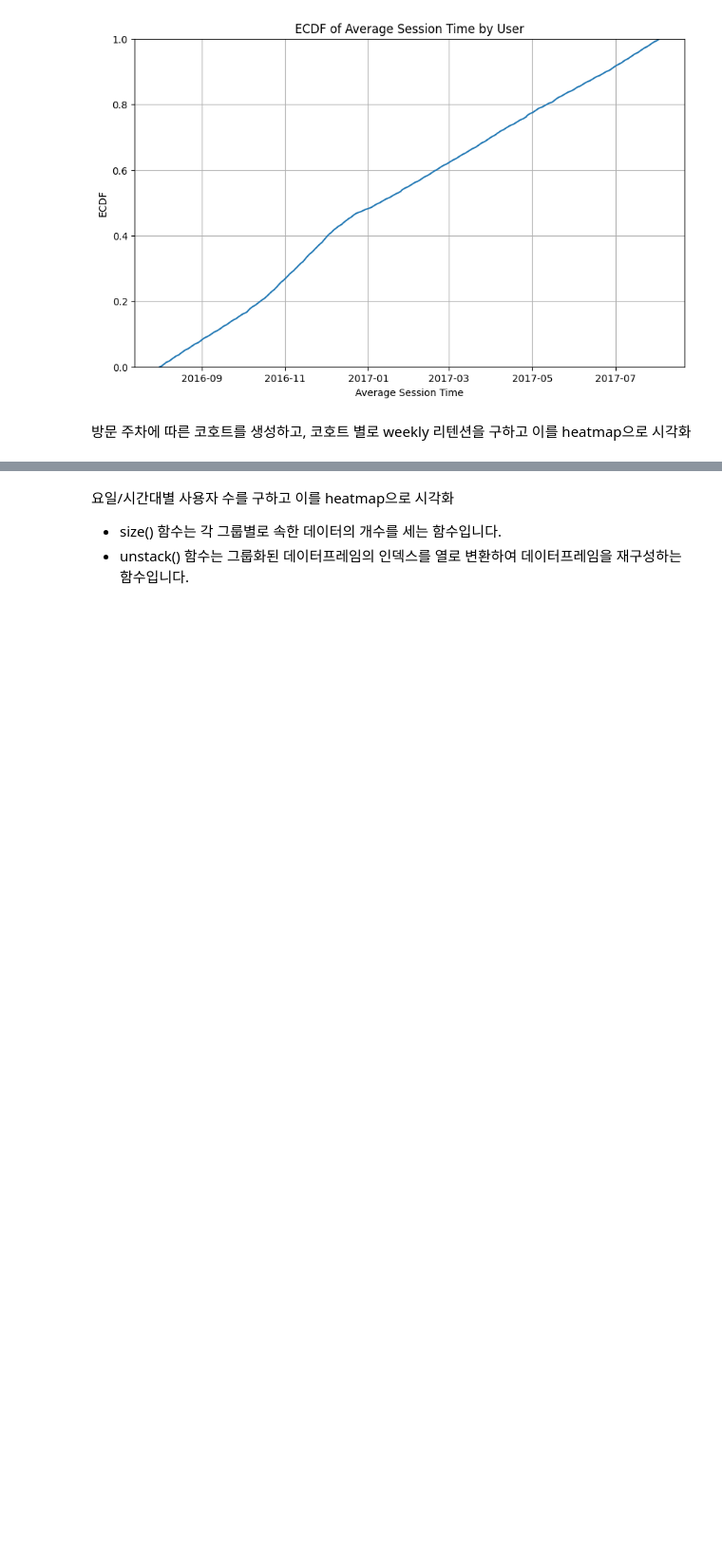
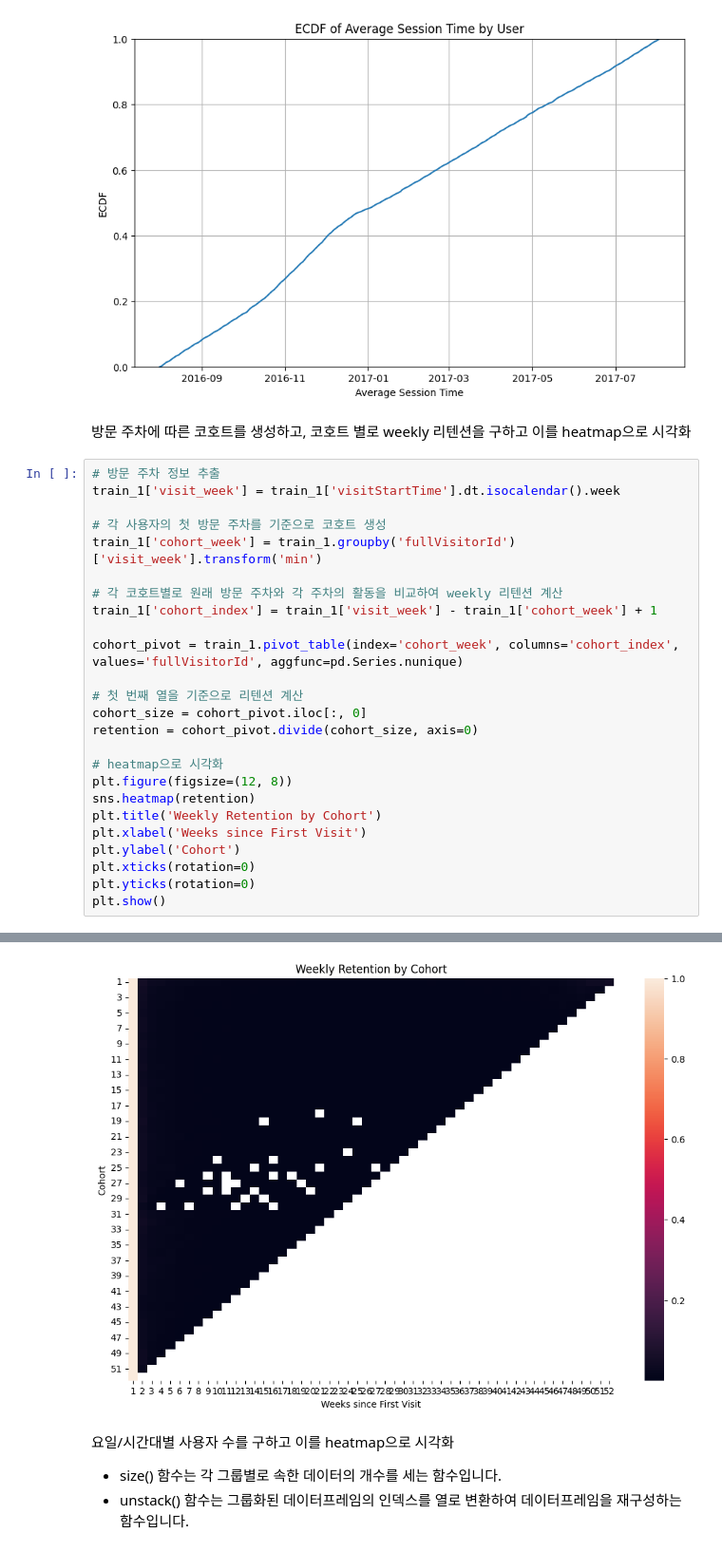
Before and after one commit to DIB-PP/-, a Jupyter notebook: data_Check.ipynb, the cells around one changed output, grey strips where cells are left out. Shown at 95% size. Saved outputs shown, nothing was run; the diff lists cells and outputs as text; blank space fills up the shorter version.

```diff
--- a/data_Check.ipynb
+++ b/data_Check.ipynb
@@ -576,3 +497,29 @@ plt.show()
 [figure]
 # %% [markdown]
 방문 주차에 따른 코호트를 생성하고, 코호트 별로 weekly 리텐션을 구하고 이를 heatmap으로 시각화
+# %%
+# 방문 주차 정보 추출
+train_1['visit_week'] = train_1['visitStartTime'].dt.isocalendar().week
+
+# 각 사용자의 첫 방문 주차를 기준으로 코호트 생성
+train_1['cohort_week'] = train_1.groupby('fullVisitorId')['visit_week'].transform('min')
+
+# 각 코호트별로 원래 방문 주차와 각 주차의 활동을 비교하여 weekly 리텐션 계산
+train_1['cohort_index'] = train_1['visit_week'] - train_1['cohort_week'] + 1
+
+cohort_pivot = train_1.pivot_table(index='cohort_week', columns='cohort_index', values='fullVisitorId', aggfunc=pd.Series.nunique)
+
+# 첫 번째 열을 기준으로 리텐션 계산
+cohort_size = cohort_pivot.iloc[:, 0]
+retention = cohort_pivot.divide(cohort_size, axis=0)
+
+# heatmap으로 시각화
+plt.figure(figsize=(12, 8))
+sns.heatmap(retention)
+plt.title('Weekly Retention by Cohort')
+plt.xlabel('Weeks since First Visit')
+plt.ylabel('Cohort')
+plt.xticks(rotation=0)
+plt.yticks(rotation=0)
+plt.show()
+# %% [output]
@@ -579,3 +541,4 @@ plt.show()
+[figure, added]
 # %% [markdown]
 요일/시간대별 사용자 수를 구하고 이를 heatmap으로 시각화
 - size() 함수는 각 그룹별로 속한 데이터의 개수를 세는 함수입니다.
```
Also changed, not shown: parts of 24 cells of this notebook.
